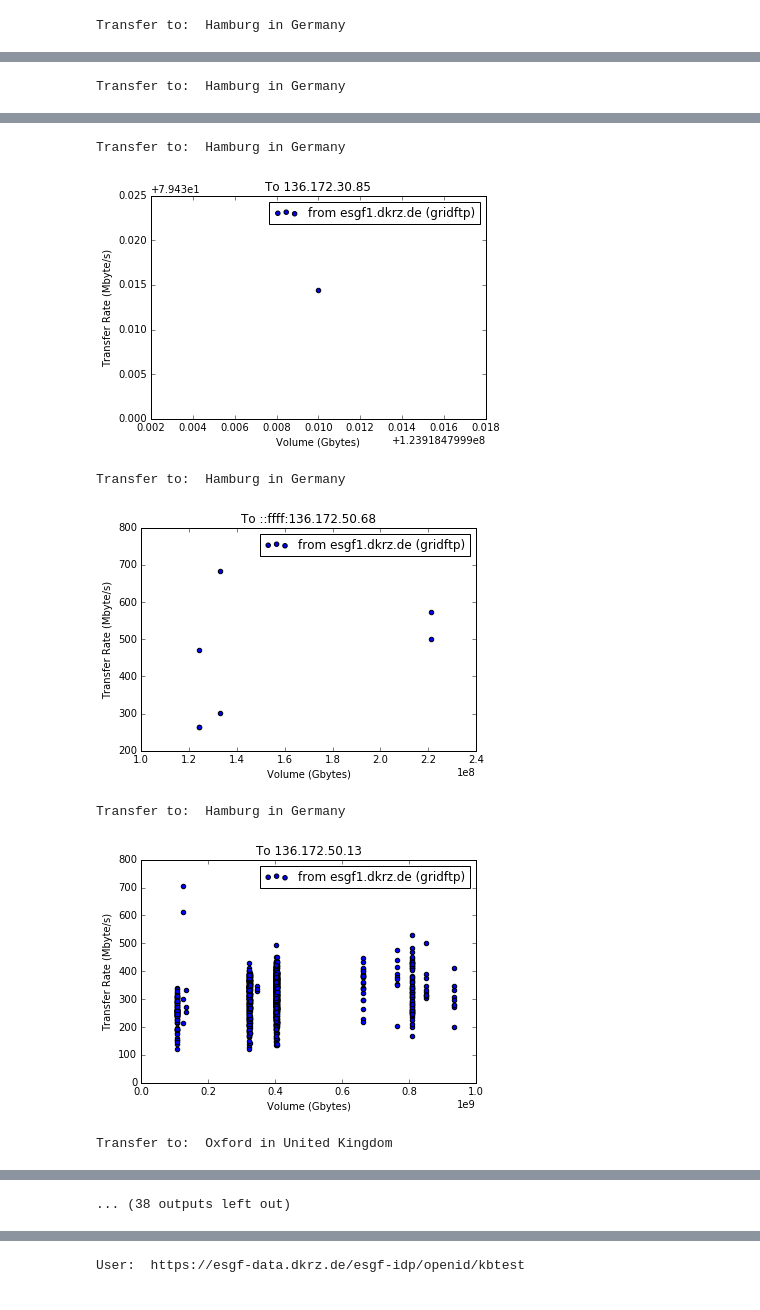
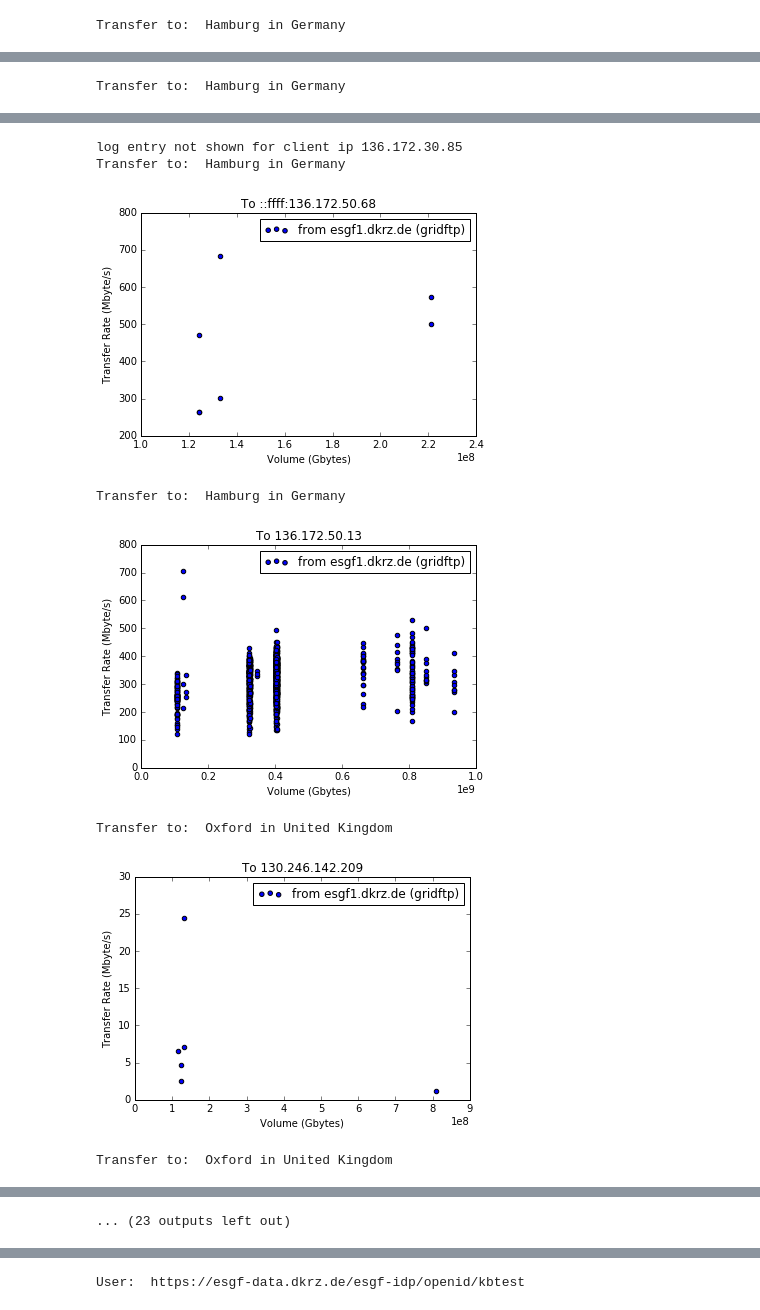
Before and after one commit to stephank16/enes_graph_use_case, a Jupyter notebook: neo4j_esgf_b2find/gridftp-eval1.ipynb, the cells around one changed output, grey strips where cells are left out. Drawn from its saved outputs; the diff is of its cells as text; code cells hidden in the pictures.

Commit message:
gridftp notebook updated

```diff
--- a/neo4j_esgf_b2find/gridftp-eval1.ipynb
+++ b/neo4j_esgf_b2find/gridftp-eval1.ipynb
@@ -27,32 +31,45 @@ Number of log entries processed: 8629
 # %%
 %matplotlib inline
 import matplotlib.pyplot as plt
+exclude_ips = ["136.172.30.85",
+               "136.172.18.4",
+               "::ffff:136.172.18.11",
+               "::ffff:136.172.18.111",
+               "136.172.13.20",
+               "136.172.13.100",
+               "136.172.18.100",
+               "136.172.18.190",
+               "136.###"]
 
 for client in client_ips:
-   if client in volumes.keys():
+   if client in volumes.keys() and client not in exclude_ips:
        target = 'unknown'
        if len(client.split(".")) == 4:
           # assume valid ip
-          geo_info = get_geolocation_for_ip(client)
+          geo_info = gridftp_log_info.get_geolocation_for_ip(client)
           target = geo_info['city']+" in "+geo_info['country_name']
        print "Transfer to: ",target
        plt.scatter(volumes[client],transfer_rates[client],label='from esgf1.dkrz.de (gridftp)')
        plt.xlabel('Volume (Gbytes)')
        plt.ylabel('Transfer Rate (Mbyte/s)')
        plt.title("To "+client)
        plt.legend()
        plt.show()
    else:
-    print "Error: No valid log entry for client ip",client
+       if client not in volumes.keys():
+          print "No valid log entry for client ip",client
+       else:
+          print "log entry not shown for client ip",client
 # %% [output]
 Transfer to:  Hamburg in Germany
 [figure]
 Transfer to:  Hamburg in Germany
 [figure]
+log entry not shown for client ip 136.172.30.85
 Transfer to:  Hamburg in Germany
-[figure, old version]
+[figure, new version]
 Transfer to:  Hamburg in Germany
-[figure, old version]
+[figure, new version]
-Transfer to:  Hamburg in Germany
+Transfer to:  Oxford in United Kingdom
-[figure, old version]
+[figure, new version]
 Transfer to:  Oxford in United Kingdom
@@ -60 +77 @@ Transfer to:  Oxford in United Kingdom
-... (38 outputs left out)
+... (23 outputs left out)
```
Also changed, not shown: parts of 10 cells of this notebook.
